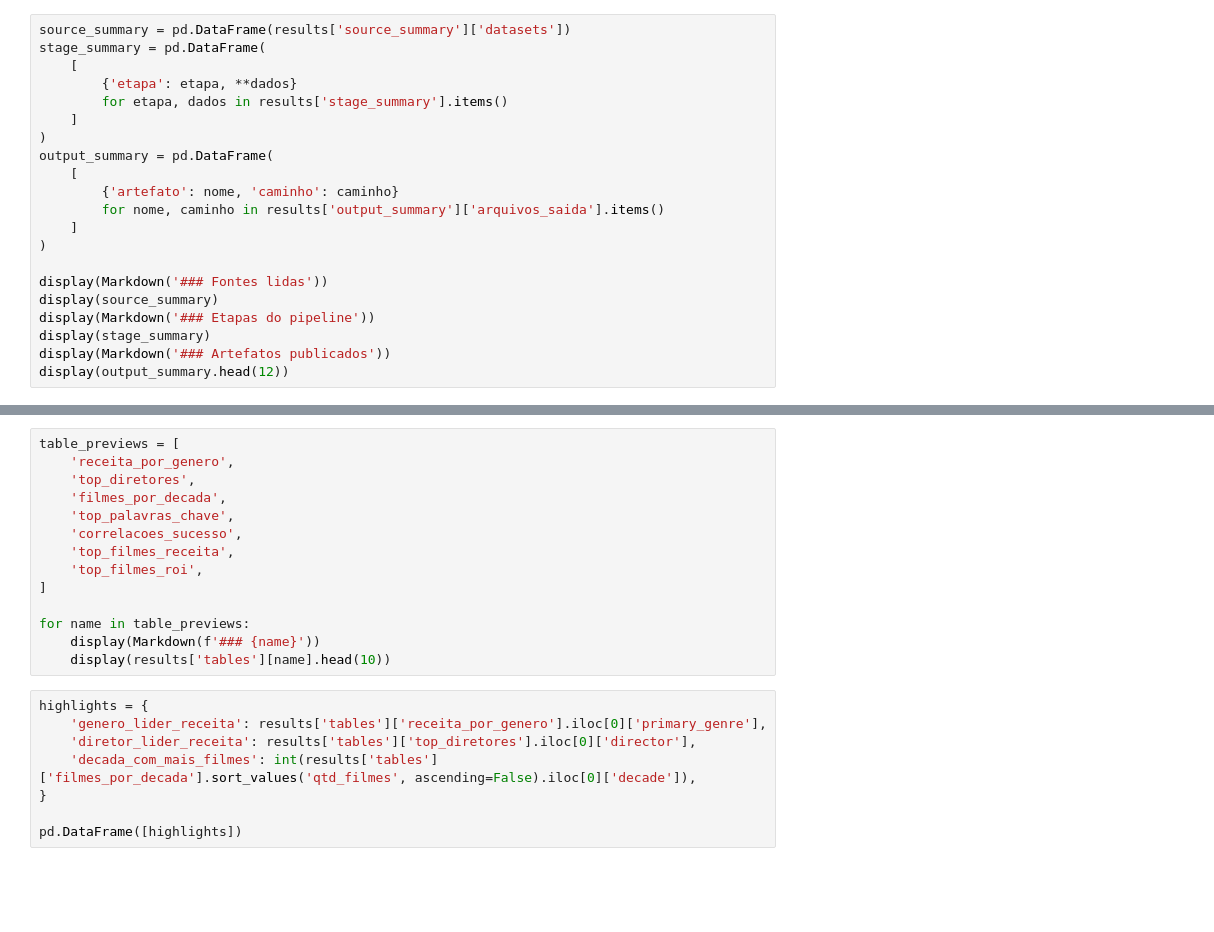
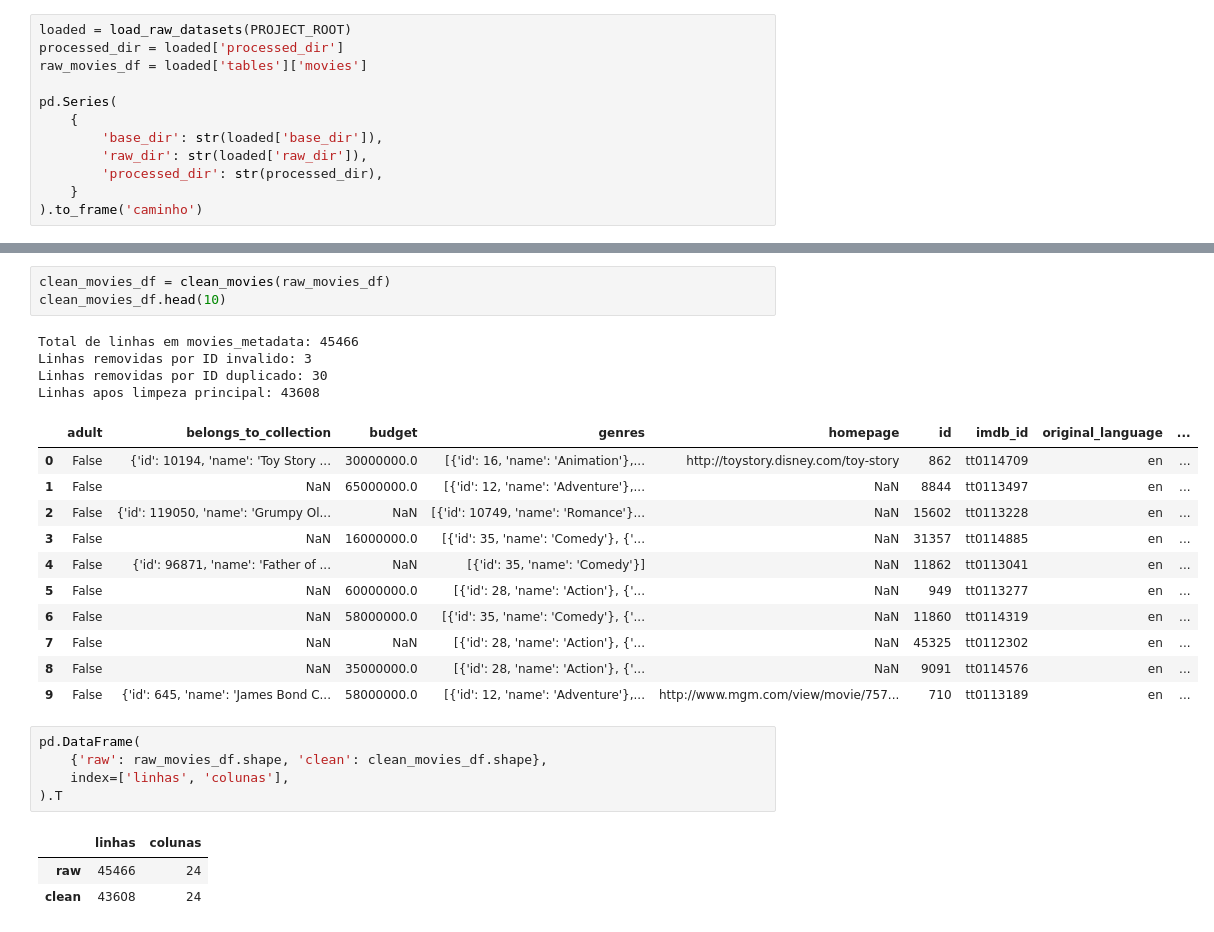
Before and after one commit to theomilll/movies_bigdata, a Jupyter notebook: notebooks/pipeline_filmes.ipynb, the cells around one changed output, grey strips where cells are left out. Cells and saved outputs as stored; diff of their text form; blank space fills up the shorter version.

```diff
--- a/notebooks/pipeline_filmes.ipynb
+++ b/notebooks/pipeline_filmes.ipynb
@@ -26,21 +40,12 @@ results = main(data_root=PROJECT_ROOT)
 # %%
-source_summary = pd.DataFrame(results['source_summary']['datasets'])
-stage_summary = pd.DataFrame(
-    [
-        {'etapa': etapa, **dados}
-        for etapa, dados in results['stage_summary'].items()
-    ]
-)
-output_summary = pd.DataFrame(
-    [
-        {'artefato': nome, 'caminho': caminho}
-        for nome, caminho in results['output_summary']['arquivos_saida'].items()
-    ]
-)
+loaded = load_raw_datasets(PROJECT_ROOT)
+processed_dir = loaded['processed_dir']
+raw_movies_df = loaded['tables']['movies']
 
-display(Markdown('### Fontes lidas'))
-display(source_summary)
-display(Markdown('### Etapas do pipeline'))
-display(stage_summary)
-display(Markdown('### Artefatos publicados'))
-display(output_summary.head(12))
+pd.Series(
+    {
+        'base_dir': str(loaded['base_dir']),
+        'raw_dir': str(loaded['raw_dir']),
+        'processed_dir': str(processed_dir),
+    }
+).to_frame('caminho')
@@ -49,23 +75,29 @@ results['gold_df'].head(10)
 # %%
-table_previews = [
-    'receita_por_genero',
-    'top_diretores',
-    'filmes_por_decada',
-    'top_palavras_chave',
-    'correlacoes_sucesso',
-    'top_filmes_receita',
-    'top_filmes_roi',
-]
-
-for name in table_previews:
-    display(Markdown(f'### {name}'))
-    display(results['tables'][name].head(10))
+clean_movies_df = clean_movies(raw_movies_df)
+clean_movies_df.head(10)
+# %% [output]
+Total de linhas em movies_metadata: 45466
+Linhas removidas por ID invalido: 3
+Linhas removidas por ID duplicado: 30
+Linhas apos limpeza principal: 43608
+|  | adult | belongs_to_collection | budget | genres | homepage | id | imdb_id | original_language | ... |
+| 0 | False | {'id': 10194, 'name': 'Toy Story ... | 30000000.0 | [{'id': 16, 'name': 'Animation'},... | http://toystory.disney.com/toy-story | 862 | tt0114709 | en | ... |
+| 1 | False | NaN | 65000000.0 | [{'id': 12, 'name': 'Adventure'},... | NaN | 8844 | tt0113497 | en | ... |
+| 2 | False | {'id': 119050, 'name': 'Grumpy Ol... | NaN | [{'id': 10749, 'name': 'Romance'}... | NaN | 15602 | tt0113228 | en | ... |
+| 3 | False | NaN | 16000000.0 | [{'id': 35, 'name': 'Comedy'}, {'... | NaN | 31357 | tt0114885 | en | ... |
+| 4 | False | {'id': 96871, 'name': 'Father of ... | NaN | [{'id': 35, 'name': 'Comedy'}] | NaN | 11862 | tt0113041 | en | ... |
+| 5 | False | NaN | 60000000.0 | [{'id': 28, 'name': 'Action'}, {'... | NaN | 949 | tt0113277 | en | ... |
+| 6 | False | NaN | 58000000.0 | [{'id': 35, 'name': 'Comedy'}, {'... | NaN | 11860 | tt0114319 | en | ... |
+| 7 | False | NaN | NaN | [{'id': 28, 'name': 'Action'}, {'... | NaN | 45325 | tt0112302 | en | ... |
+| 8 | False | NaN | 35000000.0 | [{'id': 28, 'name': 'Action'}, {'... | NaN | 9091 | tt0114576 | en | ... |
+| 9 | False | {'id': 645, 'name': 'James Bond C... | 58000000.0 | [{'id': 12, 'name': 'Adventure'},... | http://www.mgm.com/view/movie/757... | 710 | tt0113189 | en | ... |
 # %%
-highlights = {
-    'genero_lider_receita': results['tables']['receita_por_genero'].iloc[0]['primary_genre'],
-    'diretor_lider_receita': results['tables']['top_diretores'].iloc[0]['director'],
-    'decada_com_mais_filmes': int(results['tables']['filmes_por_decada'].sort_values('qtd_filmes', ascending=False).iloc[0]['decade']),
-}
-
-pd.DataFrame([highlights])
+pd.DataFrame(
+    {'raw': raw_movies_df.shape, 'clean': clean_movies_df.shape},
+    index=['linhas', 'colunas'],
+).T
+# %% [output]
+|  | linhas | colunas |
+| raw | 45466 | 24 |
+| clean | 43608 | 24 |
 # %%
```
Also changed, not shown: parts of 17 cells of this notebook.
